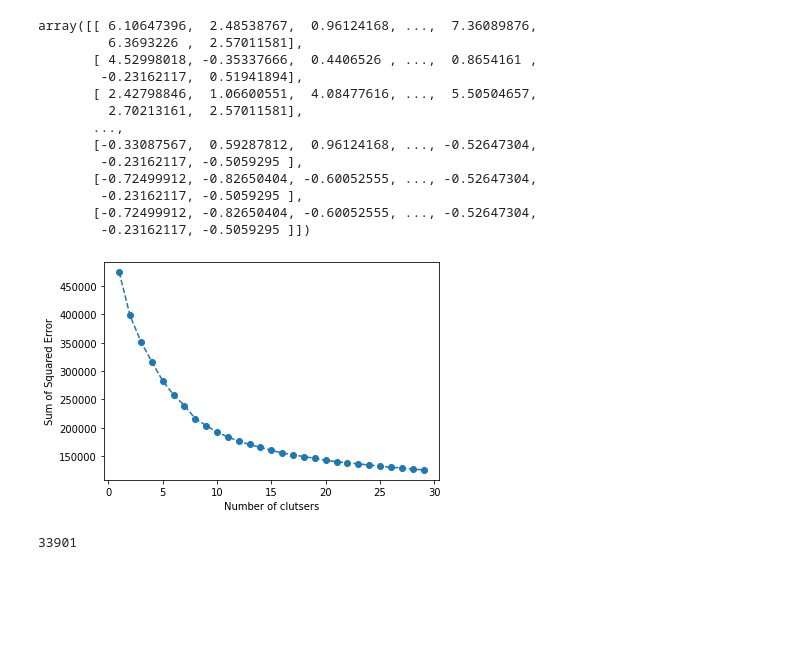
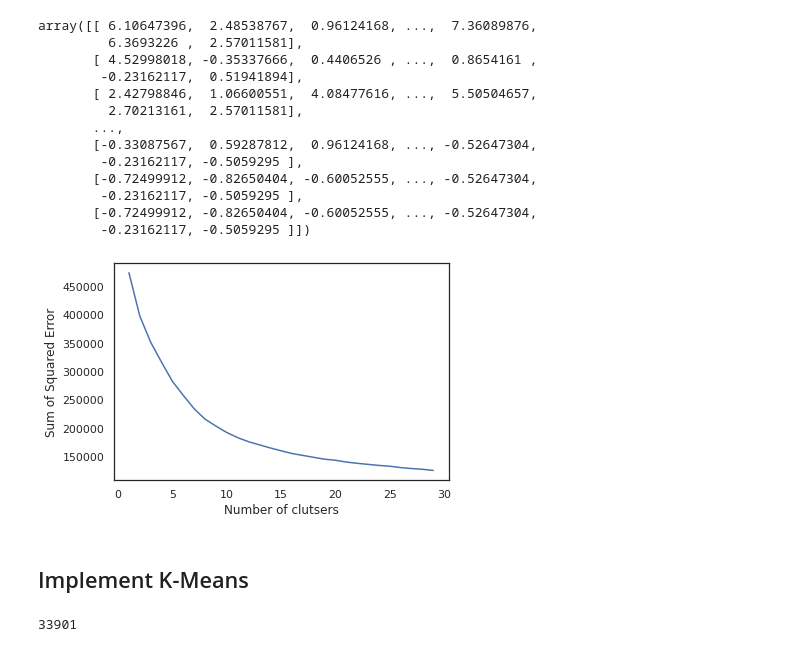
Before and after one commit to Bhandari007/recommendation_system, a Jupyter notebook: clutsering_based_recommendation_system.ipynb, the cells around one changed output. Drawn from its saved outputs; the diff is of its cells as text; code cells hidden in the pictures; blank space fills up the shorter version.

```diff
--- a/clutsering_based_recommendation_system.ipynb
+++ b/clutsering_based_recommendation_system.ipynb
@@ -184,9 +184,11 @@ for i in k:
   model.fit(features)
   ssd.append(model.inertia_) # SSD point --> cluster center
 # %%
-plt.plot(k,ssd, 'o--')
+plt.plot(k,ssd)
 plt.ylabel("Sum of Squared Error")
 plt.xlabel("Number of clutsers");
 # %% [output]
-[figure, old version]
+[figure, new version]
+# %% [markdown]
+## Implement K-Means
 # %%
```
Also changed, not shown: parts of 16 cells of this notebook.
